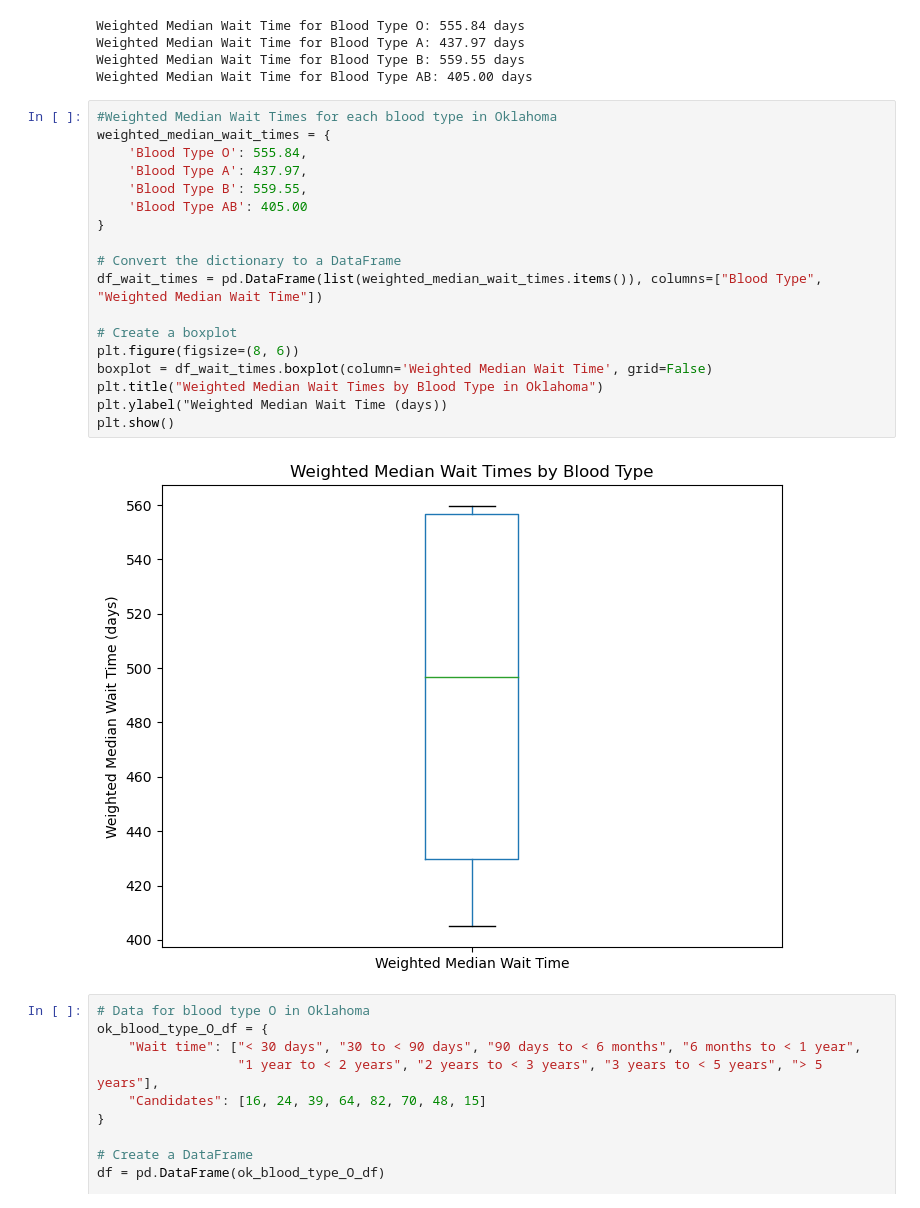
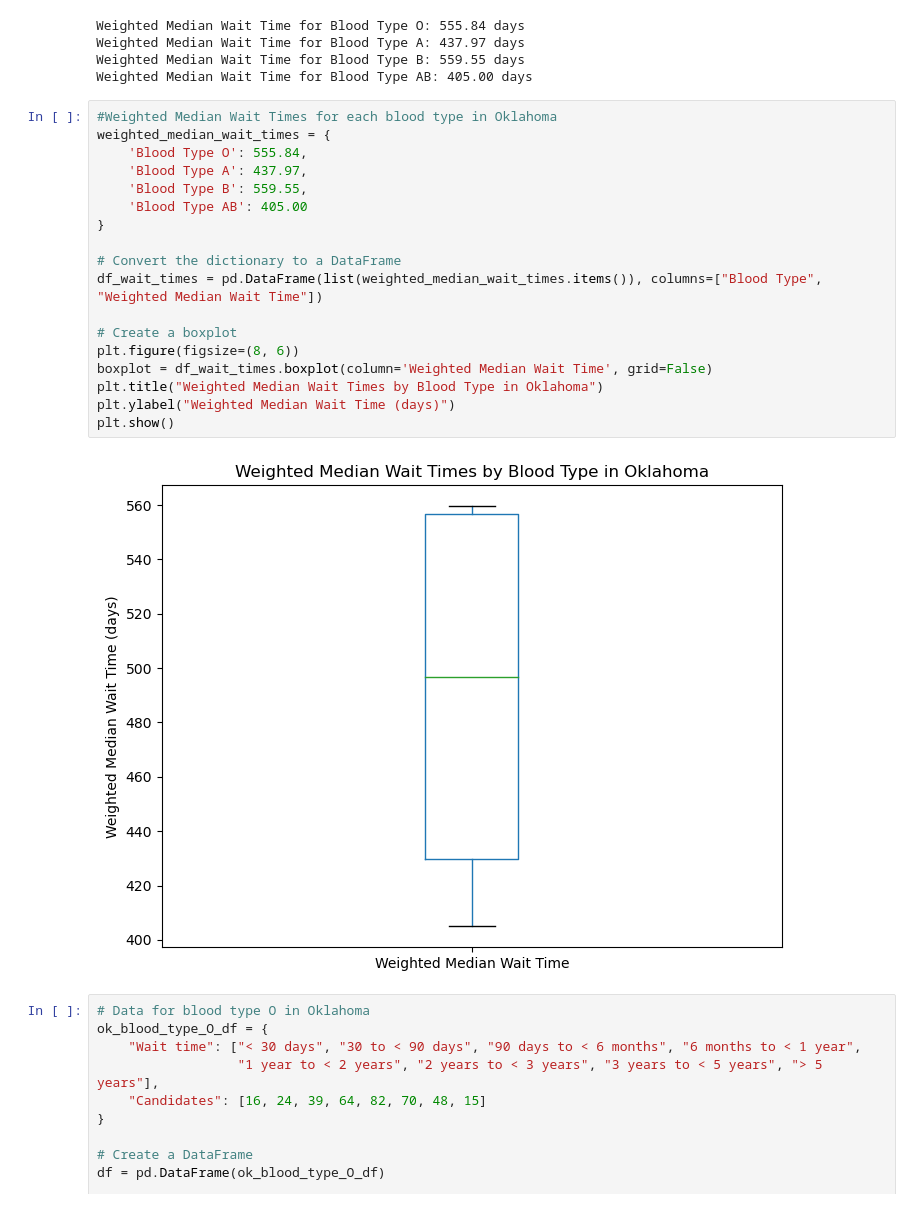
Before and after one commit to ASPigman/Project_1, a Jupyter notebook: KidneyTransplantMain.ipynb, the cells around one changed output. Drawn from its saved outputs; the diff is of its cells as text.

```diff
--- a/KidneyTransplantMain.ipynb
+++ b/KidneyTransplantMain.ipynb
@@ -310,23 +310,23 @@ Weighted Median Wait Time for Blood Type AB: 405.00 days
 # %%
 #Weighted Median Wait Times for each blood type in Oklahoma
 weighted_median_wait_times = {
     'Blood Type O': 555.84,
     'Blood Type A': 437.97,
     'Blood Type B': 559.55,
     'Blood Type AB': 405.00
 }
 
 # Convert the dictionary to a DataFrame
 df_wait_times = pd.DataFrame(list(weighted_median_wait_times.items()), columns=["Blood Type", "Weighted Median Wait Time"])
 
 # Create a boxplot
 plt.figure(figsize=(8, 6))
 boxplot = df_wait_times.boxplot(column='Weighted Median Wait Time', grid=False)
 plt.title("Weighted Median Wait Times by Blood Type in Oklahoma")
-plt.ylabel("Weighted Median Wait Time (days))
+plt.ylabel("Weighted Median Wait Time (days)")
 plt.show()
 # %% [output]
-[figure, old version]
+[figure, new version]
 # %%
 # Data for blood type O in Oklahoma
 ok_blood_type_O_df = {
```
Also changed, not shown: parts of 35 cells of this notebook.
